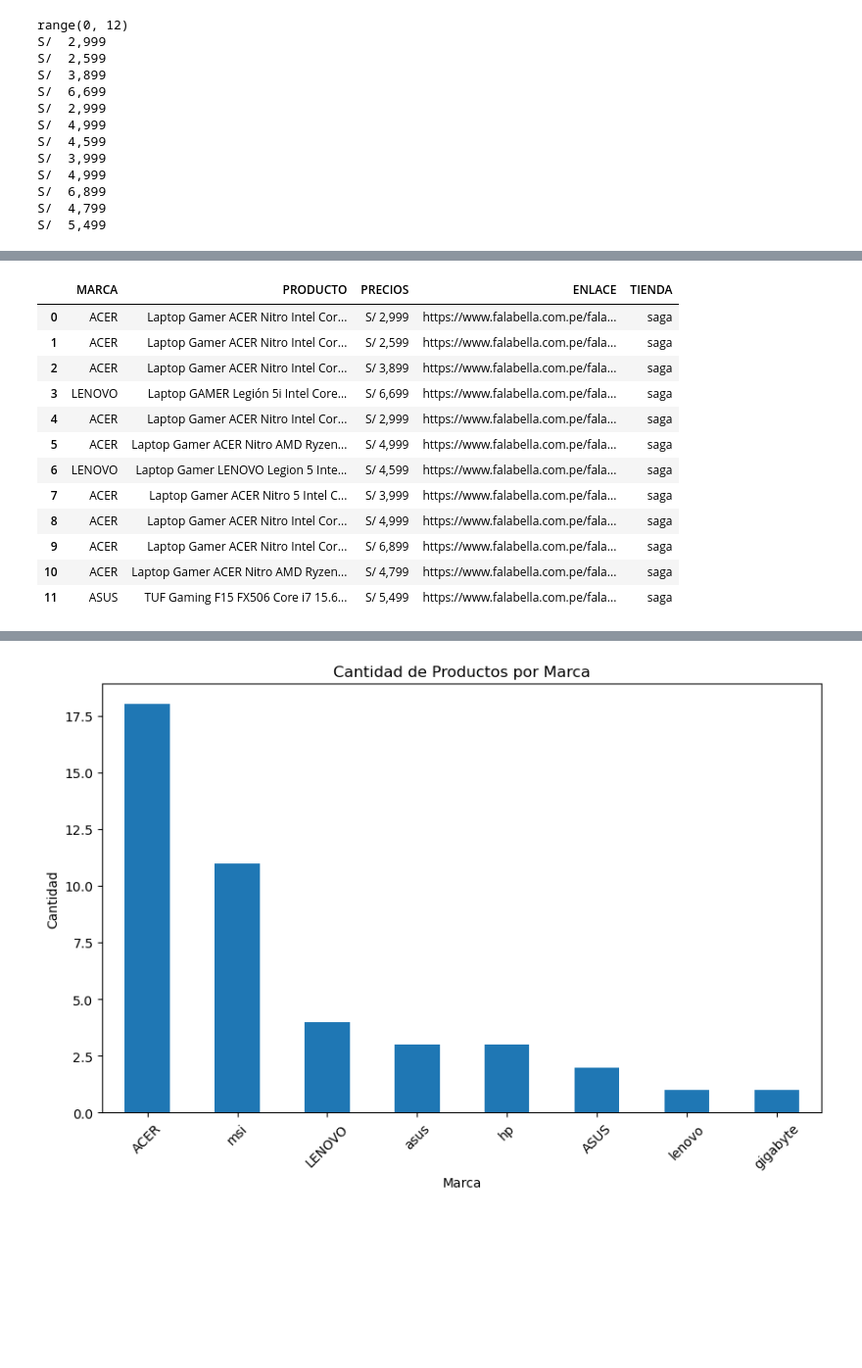
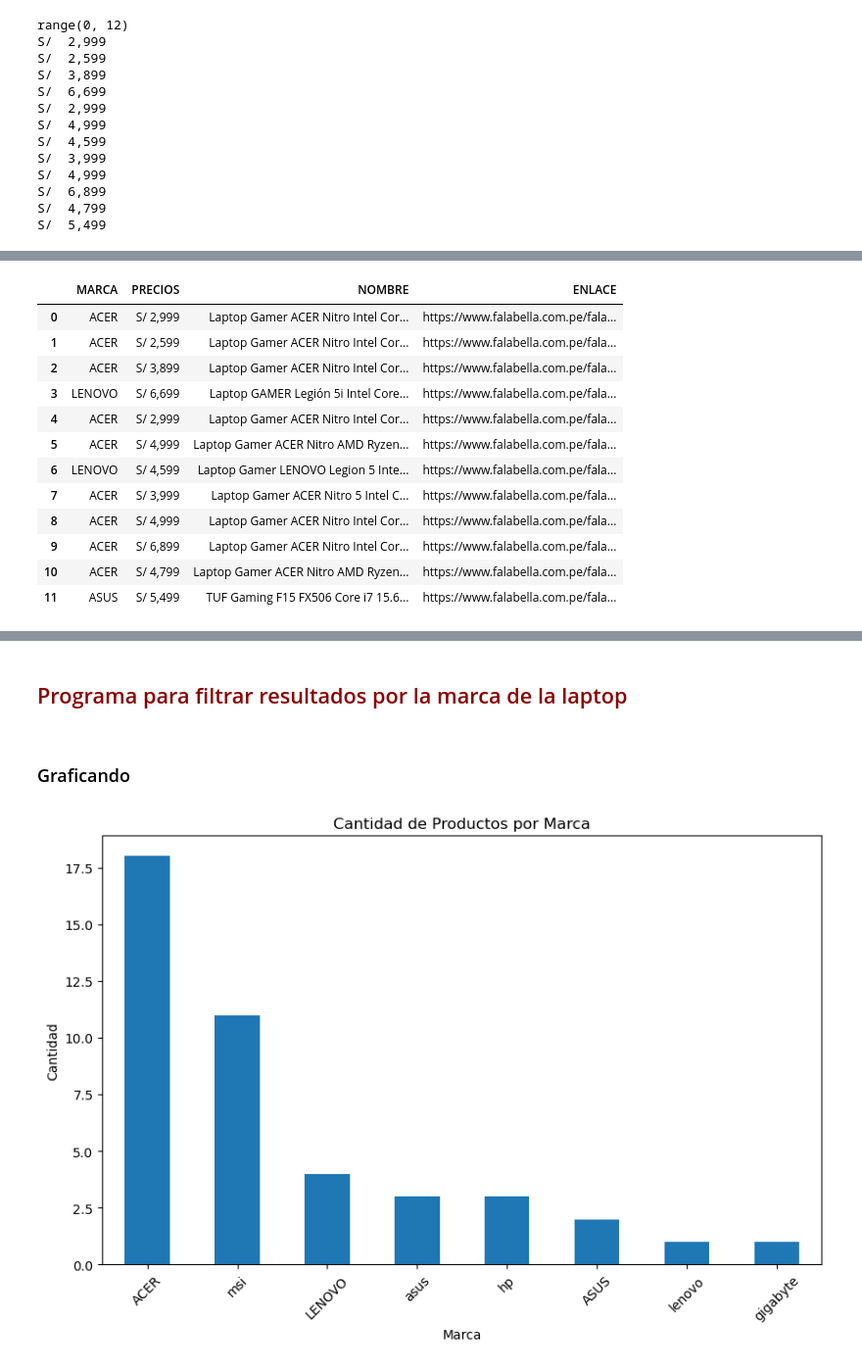
Before and after one commit to BrendaAnali/Trabajo-Final-LP2, a Jupyter notebook: scraping-mercado-libre.ipynb, the cells around one changed output, grey strips where cells are left out. Shown at 98% size. Cells and saved outputs as stored; diff of their text form; code cells hidden in the pictures; blank space fills up the shorter version.

```diff
--- a/scraping-mercado-libre.ipynb
+++ b/scraping-mercado-libre.ipynb
@@ -692,24 +679,24 @@ https://www.falabella.com.pe/falabella-pe/product/882135082/TUF-Gaming-F15-FX506
 # %%
 tienda2=["saga","saga","saga","saga","saga","saga","saga","saga","saga","saga","saga","saga"]
 # %%
-data4 = {'MARCA': marca, "PRECIOS":pre, "PRODUCTO":nombre, "ENLACE":enlaces,'TIENDA':tienda2}
+data4 = {'MARCA': marca, "PRECIOS":pre, "NOMBRE":nombre, "ENLACE":enlaces,'TIENDA':tienda2}
-# %%
-df_2 = pd.DataFrame(data, columns = ['MARCA', 'PRODUCTO','PRECIOS','ENLACE','TIENDA'])
-df_2
-# %% [output]
-|  | MARCA | PRODUCTO | PRECIOS | ENLACE | TIENDA |
-| 0 | ACER | Laptop Gamer ACER Nitro Intel Cor... | S/ 2,999 | https://www.falabella.com.pe/fala... | saga |
-| 1 | ACER | Laptop Gamer ACER Nitro Intel Cor... | S/ 2,599 | https://www.falabella.com.pe/fala... | saga |
-| 2 | ACER | Laptop Gamer ACER Nitro Intel Cor... | S/ 3,899 | https://www.falabella.com.pe/fala... | saga |
-| 3 | LENOVO | Laptop GAMER Legión 5i Intel Core... | S/ 6,699 | https://www.falabella.com.pe/fala... | saga |
-| 4 | ACER | Laptop Gamer ACER Nitro Intel Cor... | S/ 2,999 | https://www.falabella.com.pe/fala... | saga |
-| 5 | ACER | Laptop Gamer ACER Nitro AMD Ryzen... | S/ 4,999 | https://www.falabella.com.pe/fala... | saga |
-| 6 | LENOVO | Laptop Gamer LENOVO Legion 5 Inte... | S/ 4,599 | https://www.falabella.com.pe/fala... | saga |
-| 7 | ACER | Laptop Gamer ACER Nitro 5 Intel C... | S/ 3,999 | https://www.falabella.com.pe/fala... | saga |
-| 8 | ACER | Laptop Gamer ACER Nitro Intel Cor... | S/ 4,999 | https://www.falabella.com.pe/fala... | saga |
-| 9 | ACER | Laptop Gamer ACER Nitro Intel Cor... | S/ 6,899 | https://www.falabella.com.pe/fala... | saga |
-| 10 | ACER | Laptop Gamer ACER Nitro AMD Ryzen... | S/ 4,799 | https://www.falabella.com.pe/fala... | saga |
-| 11 | ASUS | TUF Gaming F15 FX506 Core i7 15.6... | S/ 5,499 | https://www.falabella.com.pe/fala... | saga |
+# %%
+df_4 = pd.DataFrame(data4, columns = ['MARCA', 'PRECIOS','NOMBRE','ENLACE'])
+df_4
+# %% [output]
+|  | MARCA | PRECIOS | NOMBRE | ENLACE |
+| 0 | ACER | S/ 2,999 | Laptop Gamer ACER Nitro Intel Cor... | https://www.falabella.com.pe/fala... |
+| 1 | ACER | S/ 2,599 | Laptop Gamer ACER Nitro Intel Cor... | https://www.falabella.com.pe/fala... |
+| 2 | ACER | S/ 3,899 | Laptop Gamer ACER Nitro Intel Cor... | https://www.falabella.com.pe/fala... |
+| 3 | LENOVO | S/ 6,699 | Laptop GAMER Legión 5i Intel Core... | https://www.falabella.com.pe/fala... |
+| 4 | ACER | S/ 2,999 | Laptop Gamer ACER Nitro Intel Cor... | https://www.falabella.com.pe/fala... |
+| 5 | ACER | S/ 4,999 | Laptop Gamer ACER Nitro AMD Ryzen... | https://www.falabella.com.pe/fala... |
+| 6 | LENOVO | S/ 4,599 | Laptop Gamer LENOVO Legion 5 Inte... | https://www.falabella.com.pe/fala... |
+| 7 | ACER | S/ 3,999 | Laptop Gamer ACER Nitro 5 Intel C... | https://www.falabella.com.pe/fala... |
+| 8 | ACER | S/ 4,999 | Laptop Gamer ACER Nitro Intel Cor... | https://www.falabella.com.pe/fala... |
+| 9 | ACER | S/ 6,899 | Laptop Gamer ACER Nitro Intel Cor... | https://www.falabella.com.pe/fala... |
+| 10 | ACER | S/ 4,799 | Laptop Gamer ACER Nitro AMD Ryzen... | https://www.falabella.com.pe/fala... |
+| 11 | ASUS | S/ 5,499 | TUF Gaming F15 FX506 Core i7 15.6... | https://www.falabella.com.pe/fala... |
 # %%
 import pandas as pd
 import ipywidgets as widgets
@@ -734,3 +721,5 @@ with table_widget:
 display(table_widget)
 # %% [output]
 [interactive output not drawn]
+# %% [markdown]
+## <p style="color:Darkred;">Programa para filtrar resultados por la marca de la laptop</p>
@@ -737,3 +738,5 @@ display(table_widget)
+# %% [markdown]
+### Graficando
 # %%
 import pandas as pd
 import matplotlib.pyplot as plt
```
Also changed, not shown: parts of 27 cells of this notebook.
